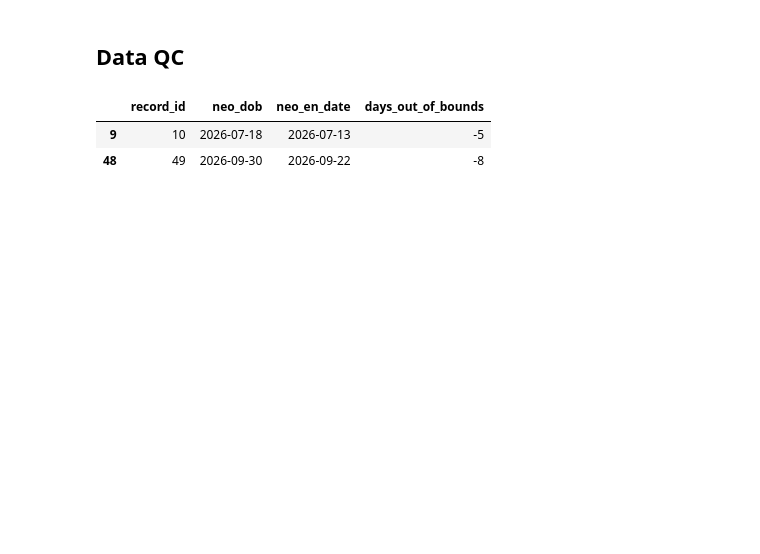
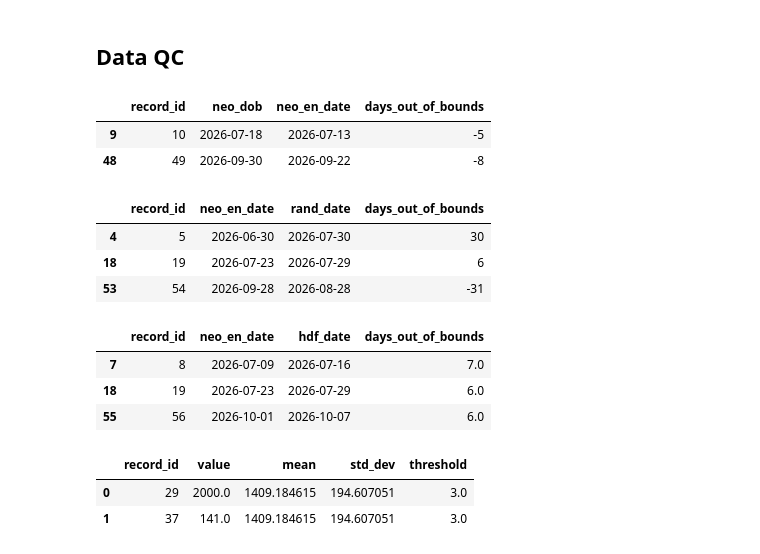
Before and after one commit to herbiekaps/NoteBooks, a Jupyter notebook: Caffein_Citrate_monitoring_report .ipynb, the cells around one changed output. Saved outputs shown, nothing was run; the diff lists cells and outputs as text; code cells hidden in the pictures; blank space fills up the shorter version.

```diff
--- a/Caffein_Citrate_monitoring_report .ipynb
+++ b/Caffein_Citrate_monitoring_report .ipynb
@@ -441,3 +481,41 @@ out_of_bounds.head()
 |  | record_id | neo_dob | neo_en_date | days_out_of_bounds |
 | 9 | 10 | 2026-07-18 | 2026-07-13 | -5 |
 | 48 | 49 | 2026-09-30 | 2026-09-22 | -8 |
+# %%
+# Date of randomization vs date of enrollment
+out_of_bounds = check_date_difference(
+    df_wide,
+    participant_id_col="record_id",
+    start_date_col="neo_en_date",
+    end_date_col="rand_date",
+    lower_threshold=0,
+    upper_threshold=5,
+)
+out_of_bounds.head()
+# %% [output]
+|  | record_id | neo_en_date | rand_date | days_out_of_bounds |
+| 4 | 5 | 2026-06-30 | 2026-07-30 | 30 |
+| 18 | 19 | 2026-07-23 | 2026-07-29 | 6 |
+| 53 | 54 | 2026-09-28 | 2026-08-28 | -31 |
+# %%
+# Date of hospital Discharge vs date of enrollment
+out_of_bounds = check_date_difference(
+    df_wide,
+    participant_id_col="record_id",
+    start_date_col="neo_en_date",
+    end_date_col="hdf_date",
+    lower_threshold=0,
+    upper_threshold=5,
+)
+out_of_bounds.head()
+# %% [output]
+|  | record_id | neo_en_date | hdf_date | days_out_of_bounds |
+| 7 | 8 | 2026-07-09 | 2026-07-16 | 7.0 |
+| 18 | 19 | 2026-07-23 | 2026-07-29 | 6.0 |
+| 55 | 56 | 2026-10-01 | 2026-10-07 | 6.0 |
+# %%
+detect_zscore_outliers(df, "neo_en_wght", "record_id")
+# %% [output]
+|  | record_id | value | mean | std_dev | threshold |
+| 0 | 29 | 2000.0 | 1409.184615 | 194.607051 | 3.0 |
+| 1 | 37 | 141.0 | 1409.184615 | 194.607051 | 3.0 |
```
Also changed, not shown: parts of 8 cells of this notebook.
